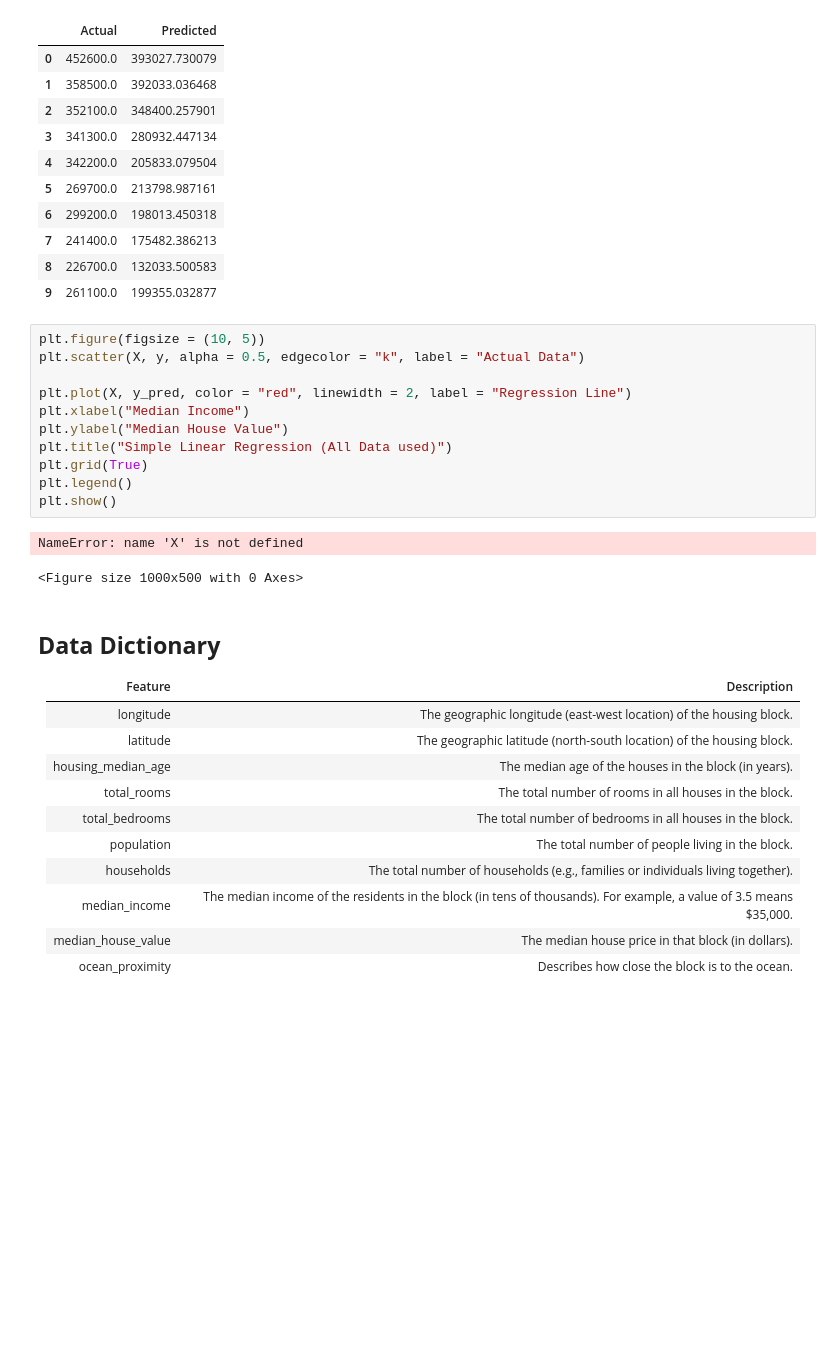
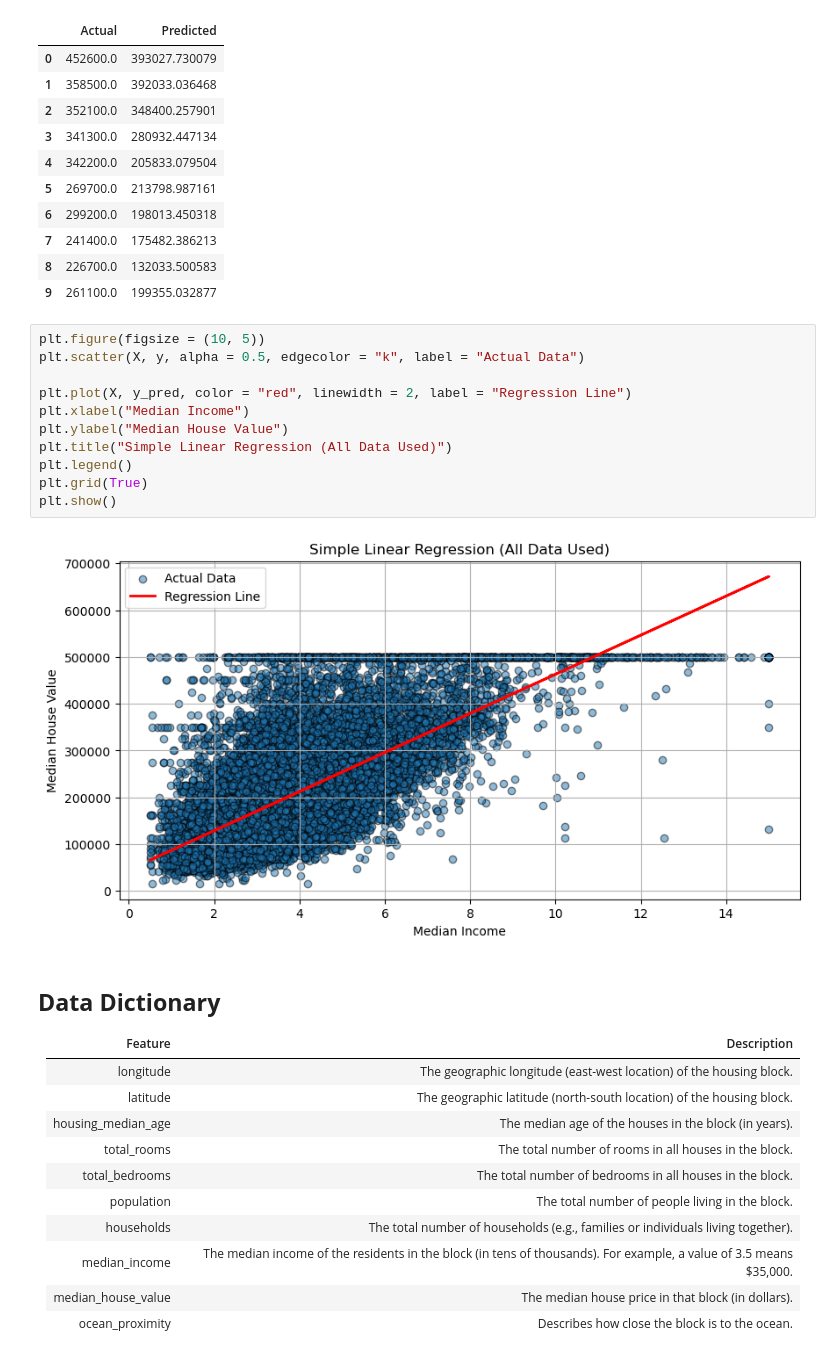
Before and after one commit to Luckysolex/Lucky-Solomon, a Jupyter notebook: Machine_learning_intro.ipynb, the cells around one changed output. Saved outputs shown, nothing was run; the diff lists cells and outputs as text; blank space fills up the shorter version.

Commit message:
Simple Regression Model

```diff
--- a/Machine_learning_intro.ipynb
+++ b/Machine_learning_intro.ipynb
@@ -181,17 +181,16 @@ display(results_df.head(10)) # display makes output prettier than print()
 # %%
 plt.figure(figsize = (10, 5))
 plt.scatter(X, y, alpha = 0.5, edgecolor = "k", label = "Actual Data")
 
 plt.plot(X, y_pred, color = "red", linewidth = 2, label = "Regression Line")
 plt.xlabel("Median Income")
 plt.ylabel("Median House Value")
-plt.title("Simple Linear Regression (All Data used)")
+plt.title("Simple Linear Regression (All Data Used)")
+plt.legend()
 plt.grid(True)
-plt.legend()
 plt.show()
 # %% [output]
-NameError: name 'X' is not defined
-<Figure size 1000x500 with 0 Axes>
+[figure, added]
 # %% [markdown]
 ## **Data Dictionary**
 
```
